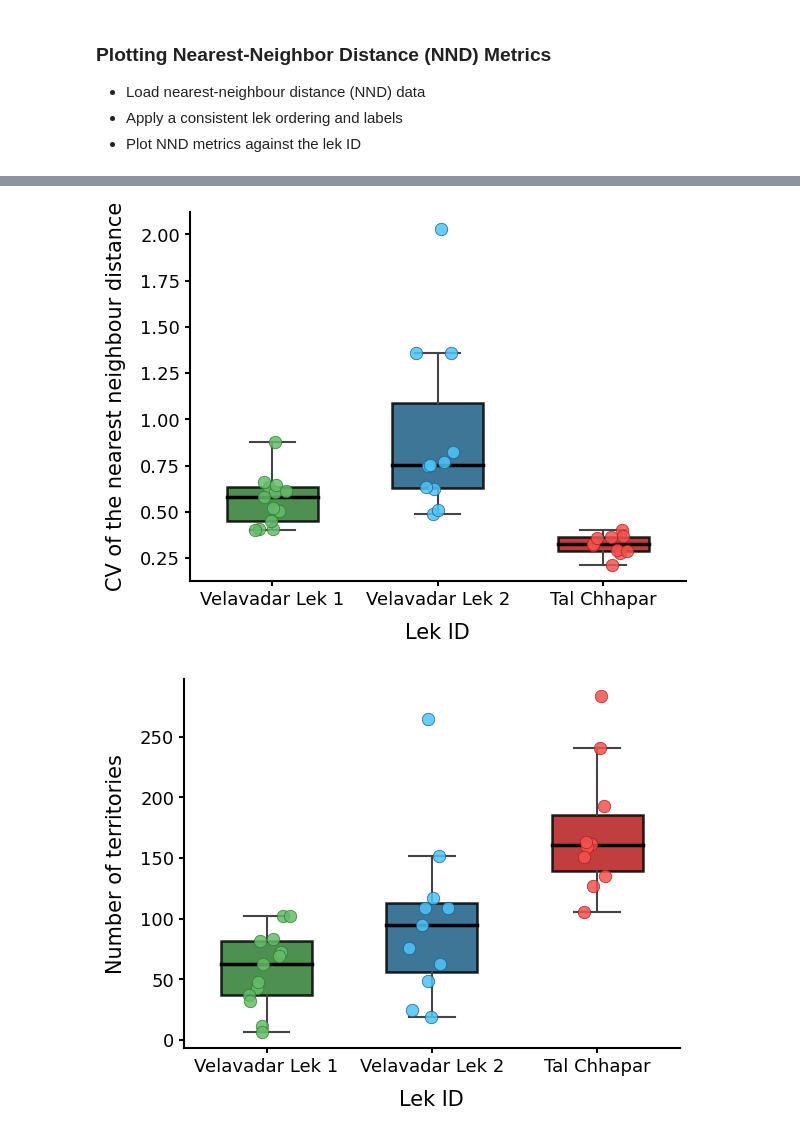
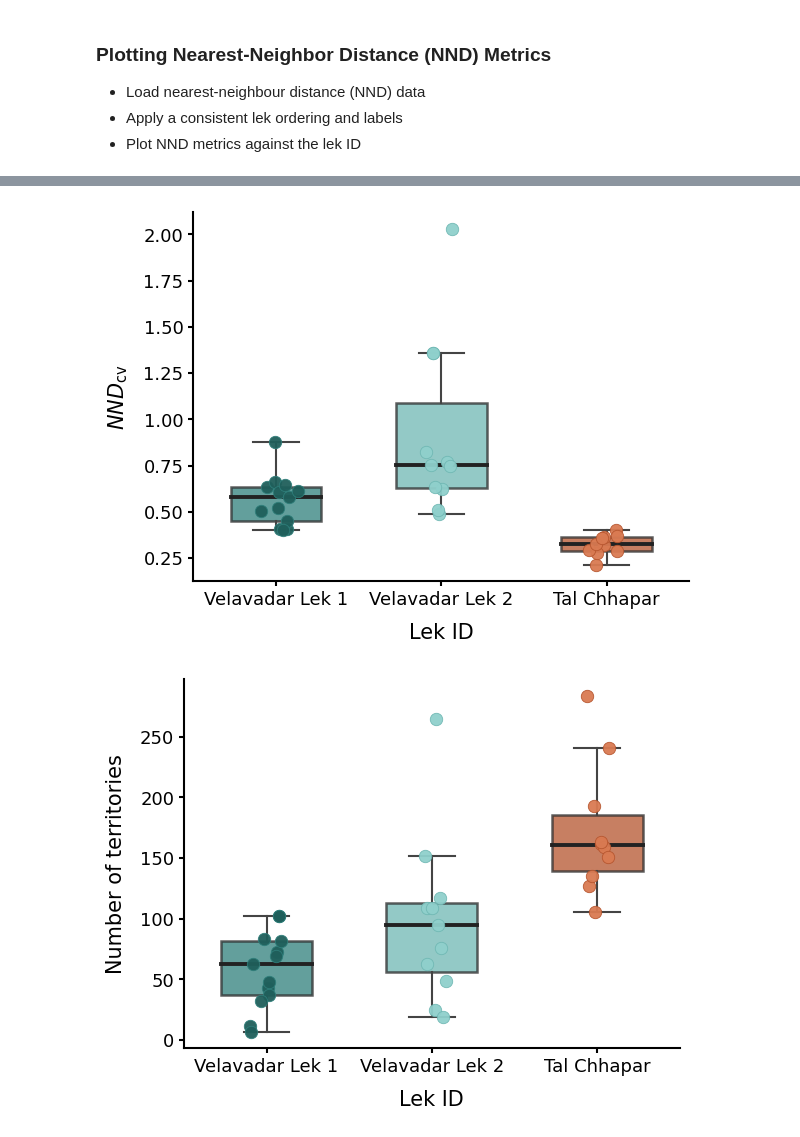
Before and after one commit to ruthviksp/territory_geometry, a Jupyter notebook: plot_nnd_metrics.ipynb, the cells around one changed output, grey strips where cells are left out. Cells and saved outputs as stored; diff of their text form; code cells hidden in the pictures.

```diff
--- a/plot_nnd_metrics.ipynb
+++ b/plot_nnd_metrics.ipynb
@@ -23,9 +23,9 @@ lek_labels = {'Velavadar_LEK1': 'Velavadar Lek 1','Velavadar_LEK2': 'Velavadar L
 
 nnd_all['lek_id'] = (pd.Categorical(nnd_all['lek_id'], categories=lek_order, ordered=True).rename_categories(lek_labels))
 # %%
-## Colour palettes (matched to R script)
-fill_cols = {'Velavadar Lek 1': '#2E7D32', 'Velavadar Lek 2': '#1B5E85', 'Tal Chhapar': '#B71C1C'}
-point_cols = {'Velavadar Lek 1': '#66BB6A', 'Velavadar Lek 2': '#4FC3F7', 'Tal Chhapar': '#EF5350'}
+## Colour palettes
+fill_cols = {'Velavadar Lek 1': '#2F7F7B', 'Velavadar Lek 2': '#6FB7B3', 'Tal Chhapar': '#B5542D'}
+point_cols = {'Velavadar Lek 1': '#1F5F5B', 'Velavadar Lek 2': '#8FD0CC', 'Tal Chhapar': '#D97A52'}
 
 lek_labels = nnd_all['lek_id'].cat.categories.tolist()
 # %%
@@ -34,18 +34,18 @@ fig, ax = plt.subplots()
 data_by_lek = [nnd_all.loc[nnd_all['lek_id'] == lek, 'nnd_mean'].values for lek in lek_labels]
 
 bp = ax.boxplot(data_by_lek, positions=np.arange(len(lek_labels)), widths=0.55, patch_artist=True,
-                showfliers=False, boxprops=dict(linewidth=1.8, edgecolor='black'),
-                medianprops=dict(color='black', linewidth=2.5), whiskerprops=dict(linewidth=1.5, color='#444444'),
+                showfliers=False, boxprops=dict(color='#2B2B2B', linewidth=1.8),
+                medianprops=dict(color='#222222', linewidth=2.8), whiskerprops=dict(linewidth=1.5, color='#444444'),
                 capprops=dict(linewidth=1.5, color='#444444'))
 
 for patch, lek in zip(bp['boxes'], lek_labels):
     patch.set_facecolor(fill_cols[lek])
-    patch.set_alpha(0.85)
+    patch.set_alpha(0.75)
 
 for i, lek in enumerate(lek_labels):
     y = nnd_all.loc[nnd_all['lek_id'] == lek, 'nnd_mean'].values
     x = np.random.normal(i, 0.06, size=len(y))
-    ax.scatter(x, y, s=80, color=point_cols[lek], edgecolor=fill_cols[lek], linewidth=0.6, alpha=0.85, zorder=3)
+    ax.scatter(x, y, s=80, color=point_cols[lek], edgecolor=fill_cols[lek], linewidth=0.6, alpha=0.95, zorder=3)
 
 ax.spines['top'].set_visible(False)
 ax.spines['right'].set_visible(False)
@@ -55,7 +55,7 @@ ax.spines['bottom'].set_linewidth(1.5)
 ax.tick_params(axis='both', which='major', labelsize=13, width=1.5)
 ax.set_xticklabels(lek_labels)
 ax.set_xlabel('Lek ID', fontsize=15, labelpad=10)
-ax.set_ylabel('Mean nearest neighbour distance', fontsize=15, labelpad=10)
+ax.set_ylabel(r'$NND_{\mathrm{mean}}$', fontsize=15, labelpad=10)
 
 plt.savefig(out_dir/'nnd_mean.png', dpi=300, bbox_inches='tight')
 # %% [output]
@@ -66,18 +66,18 @@ fig, ax = plt.subplots()
 data_by_lek = [nnd_all.loc[nnd_all['lek_id'] == lek, 'nnd_cv'].values for lek in lek_labels]
 
 bp = ax.boxplot(data_by_lek, positions=np.arange(len(lek_labels)), widths=0.55, patch_artist=True,
-                showfliers=False, boxprops=dict(linewidth=1.8, edgecolor='black'),
-                medianprops=dict(color='black', linewidth=2.5), whiskerprops=dict(linewidth=1.5, color='#444444'),
+                showfliers=False, boxprops=dict(color='#2B2B2B', linewidth=1.8),
+                medianprops=dict(color='#222222', linewidth=2.8), whiskerprops=dict(linewidth=1.5, color='#444444'),
                 capprops=dict(linewidth=1.5, color='#444444'))
 
 for patch, lek in zip(bp['boxes'], lek_labels):
     patch.set_facecolor(fill_cols[lek])
-    patch.set_alpha(0.85)
+    patch.set_alpha(0.75)
 
 for i, lek in enumerate(lek_labels):
     y = nnd_all.loc[nnd_all['lek_id'] == lek, 'nnd_cv'].values
     x = np.random.normal(i, 0.06, size=len(y))
-    ax.scatter(x, y, s=80, color=point_cols[lek], edgecolor=fill_cols[lek], linewidth=0.6, alpha=0.85, zorder=3)
+    ax.scatter(x, y, s=80, color=point_cols[lek], edgecolor=fill_cols[lek], linewidth=0.6, alpha=0.95, zorder=3)
 
 ax.spines['top'].set_visible(False)
 ax.spines['right'].set_visible(False)
@@ -87,43 +87,43 @@ ax.spines['bottom'].set_linewidth(1.5)
 ax.tick_params(axis='both', which='major', labelsize=13, width=1.5)
 ax.set_xticklabels(lek_labels)
 ax.set_xlabel('Lek ID', fontsize=15, labelpad=10)
-ax.set_ylabel('CV of the nearest neighbour distance', fontsize=15, labelpad=10)
+ax.set_ylabel(r'$NND_{\mathrm{cv}}$', fontsize=15, labelpad=10)
 
 plt.savefig(out_dir/'nnd_cv.png', dpi=300, bbox_inches='tight')
 # %% [output]
-[figure, old version]
+[figure, new version]
 # %%
 fig, ax = plt.subplots()
 
 data_by_lek = [nnd_all.loc[nnd_all['lek_id'] == lek, 'nnd_count'].values for lek in lek_labels]
 
 bp = ax.boxplot(data_by_lek, positions=np.arange(len(lek_labels)), widths=0.55, patch_artist=True,
-                showfliers=False, boxprops=dict(linewidth=1.8),
-                medianprops=dict(color='black', linewidth=2.5), whiskerprops=dict(linewidth=1.5, color='#444444'),
+                showfliers=False, boxprops=dict(color='#2B2B2B', linewidth=1.8),
+                medianprops=dict(color='#222222', linewidth=2.8), whiskerprops=dict(linewidth=1.5, color='#444444'),
                 capprops=dict(linewidth=1.5, color='#444444'))
 
 for patch, lek in zip(bp['boxes'], lek_labels):
     patch.set_facecolor(fill_cols[lek])
-    patch.set_alpha(0.85)
+    patch.set_alpha(0.75)
 
 for i, lek in enumerate(lek_labels):
     y = nnd_all.loc[nnd_all['lek_id'] == lek, 'nnd_count'].values
     x = np.random.normal(i, 0.06, size=len(y))
-    ax.scatter(x, y, s=80, color=point_cols[lek], edgecolor=fill_cols[lek], linewidth=0.6, alpha=0.85, zorder=3)
+    ax.scatter(x, y, s=80, color=point_cols[lek], edgecolor=fill_cols[lek], linewidth=0.6, alpha=0.95, zorder=3)
 
 
 
 ax.spines['top'].set_visible(False)
 ax.spines['right'].set_visible(False)
 ax.spines['left'].set_linewidth(1.5)
 ax.spines['bottom'].set_linewidth(1.5)
 
 ax.tick_params(axis='both', which='major', labelsize=13, width=1.5)
 ax.set_xticklabels(lek_labels)
 ax.set_xlabel('Lek ID', fontsize=15, labelpad=10)
 ax.set_ylabel('Number of territories', fontsize=15, labelpad=10)
 
 
 plt.savefig(out_dir/'territory_count.png', dpi=300, bbox_inches='tight')
 # %% [output]
-[figure, old version]
+[figure, new version]
```
Also changed, not shown: parts of 1 cell of this notebook, 4 other files.
